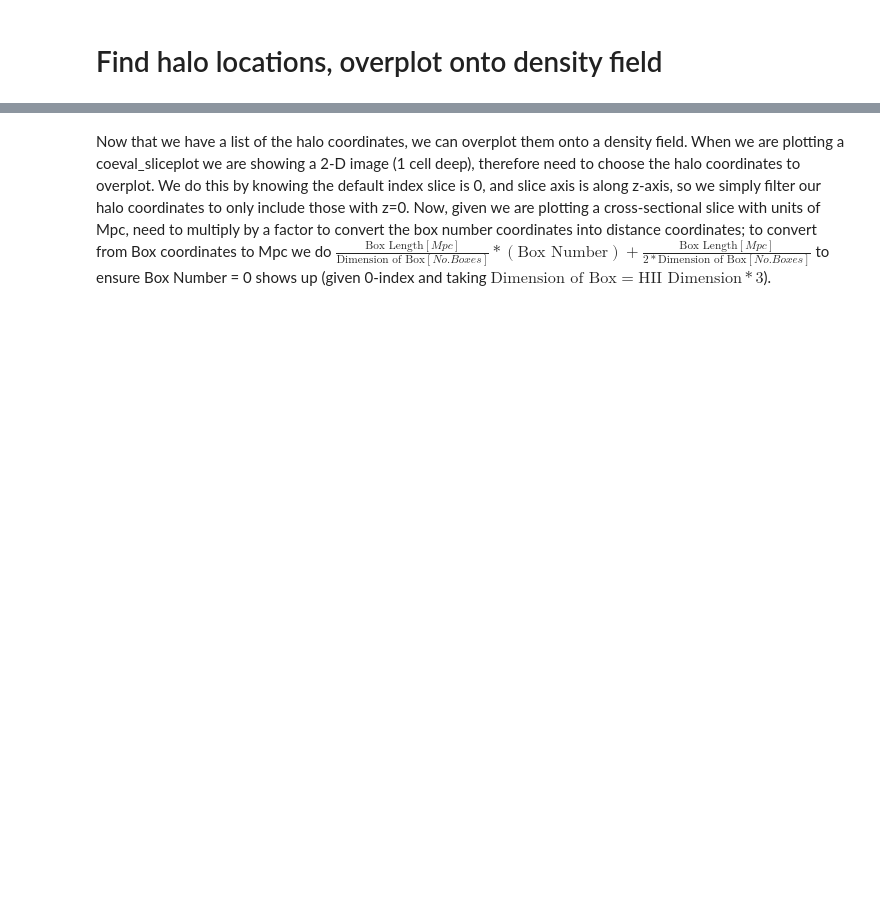
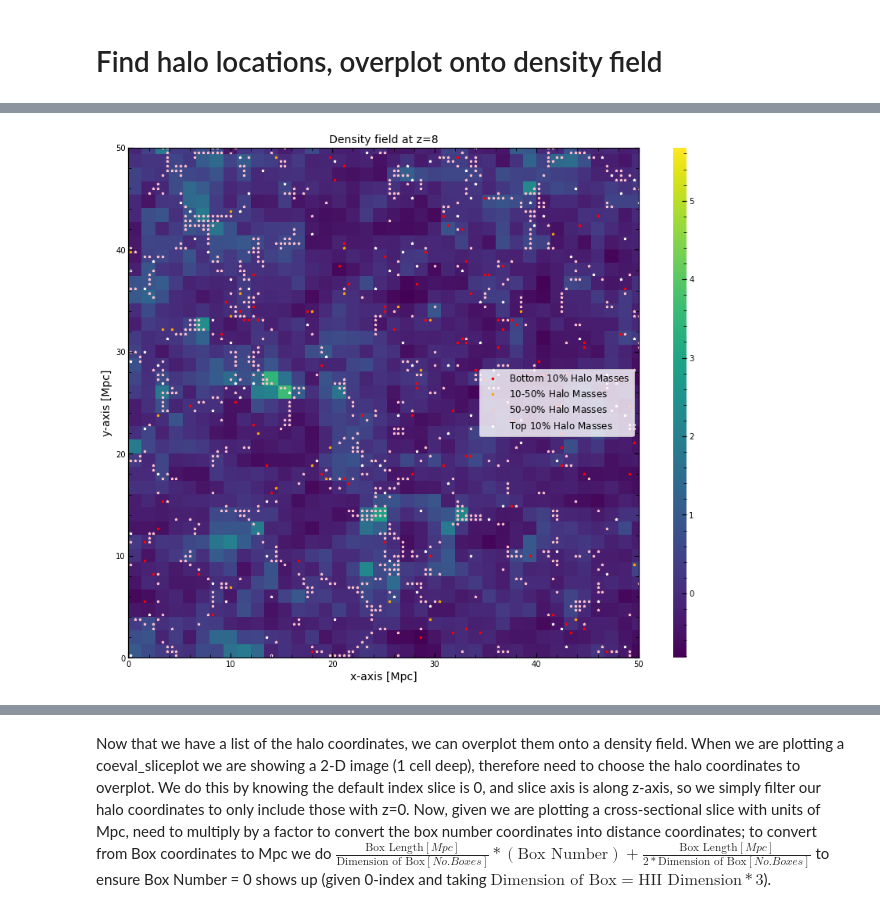
Before and after one commit to kenj19/PHYS459, a Jupyter notebook: halo_finder_plotting.ipynb, the cells around one changed output, grey strips where cells are left out. Drawn from its saved outputs; the diff is of its cells as text; code cells hidden in the pictures; blank space fills up the shorter version.

Commit message:
Tried to do the percentile sorting

```diff
--- a/halo_finder_plotting.ipynb
+++ b/halo_finder_plotting.ipynb
@@ -93,0 +97,2 @@ KeyboardInterrupt:
+# %%
+sorted_halo_coords = halos.halo_coords[sorted_halo_masses_inds]
@@ -93,0 +106,43 @@ KeyboardInterrupt:
+# %%
+# Now they are sorted, so take 4 binnings of (10,40,40,10)
+
+num_masses=len(sorted_halo_masses)
+first_slice_index = math.floor(num_masses*(10/100))
+sec_slice_index = first_slice_index + math.floor(num_masses*(40/100))
+third_slice_index = sec_slice_index + math.floor(num_masses*(40/100))
+#first_thirty_percent = sorted_halo_masses[first_slice_index:sec_slice_index]
+#sec_thirty_percent = sorted_halo_masses[sec_slice_index:third_slice_index]
+#sec_twenty_percent = sorted_halo_masses[third_slice_index:]
+# %%
+first_group = sorted_halo_coords[:first_slice_index]
+sec_group = sorted_halo_coords[first_slice_index:sec_slice_index]
+third_group = sorted_halo_coords[sec_slice_index:third_slice_index]
+fourth_group = sorted_halo_coords[third_slice_index:]
+# %%
+slice_first_group = first_group[first_group[:,2]==0]
+slice_sec_group = sec_group[sec_group[:,2]==0]
+slice_third_group = third_group[third_group[:,2]==0]
+slice_fourth_group = fourth_group[fourth_group[:,2]==0]
+# %%
+BOX_LEN = 200
+HII_DIM = 150.0 # HII_DIM*3 = DIM
+
+dist_halo_coords_first_ten = vox_to_dist(BOX_LEN, HII_DIM, slice_first_group)
+dist_halo_coords_first_fourty = vox_to_dist(BOX_LEN, HII_DIM, slice_sec_group)
+dist_halo_coords_sec_fourty = vox_to_dist(BOX_LEN, HII_DIM, slice_third_group)
+dist_halo_coords_sec_ten = vox_to_dist(BOX_LEN, HII_DIM, slice_fourth_group)
+
+fig, ax = plt.subplots(figsize=(16, 12))
+ax.scatter(dist_halo_coords_first_ten[:,0], dist_halo_coords_first_ten[:,1], s=10,  marker='*',color='r', label='Bottom 10$\%$ Halo Masses')
+ax.scatter(dist_halo_coords_first_fourty[:,0], dist_halo_coords_first_fourty[:,1], s=10,  marker='*',color='orange',label='10-50$\%$ Halo Masses')
+ax.scatter(dist_halo_coords_sec_fourty[:,0], dist_halo_coords_sec_fourty[:,1], s=10,  marker='*', color='pink',label='50-90$\%$ Halo Masses')
+ax.scatter(dist_halo_coords_sec_ten[:,0], dist_halo_coords_sec_ten[:,1], s=10,  marker='*',color='white', label='Top 10$\%$ Halo Masses')
+ax.legend(fontsize=12)
+ax.set_xlim(0,50)
+ax.set_ylabel('y-axis [Mpc]',fontsize=14)
+ax.set_xlabel('x-axis [Mpc]',fontsize=14)
+ax.set_ylim(bottom=0,top=50)
+ax.set_title('Density field at z=8', fontsize=14)
+plotting.coeval_sliceplot(pt_box,kind='density',ax=ax,fig=fig);
+# %% [output]
+[figure, added]
```
Also changed, not shown: parts of 24 cells of this notebook.
